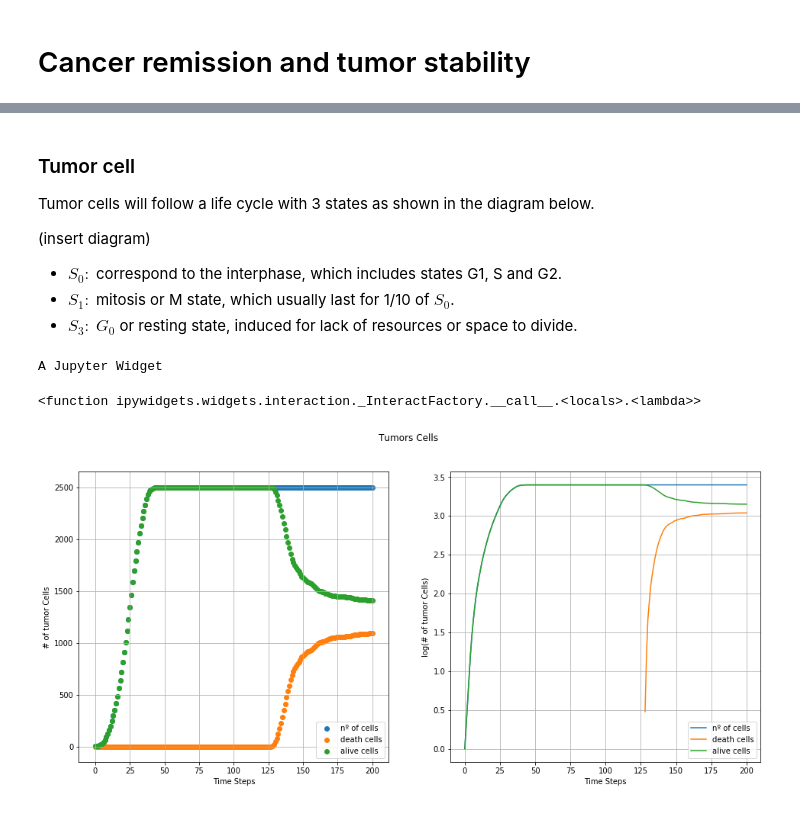
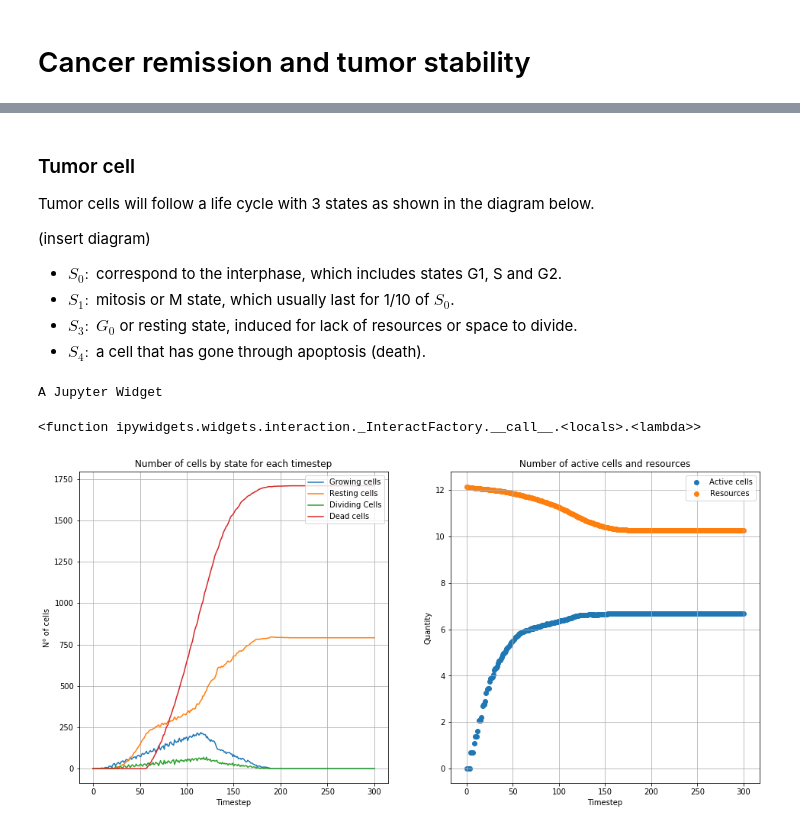
Before and after one commit to pablodg12/proyecto_CC4, a Jupyter notebook: Proyecto_CC4_2.ipynb, the cells around one changed output, grey strips where cells are left out. Cells and saved outputs as stored; diff of their text form; code cells hidden in the pictures.

Commit message:
added data graphs to v2

```diff
--- a/Proyecto_CC4_2.ipynb
+++ b/Proyecto_CC4_2.ipynb
@@ -28,17 +28,18 @@ Tumor cells will follow a life cycle with 3 states as shown in the diagram below
 * $S_0: $ correspond to the interphase, which includes states G1, S and G2.
 * $S_1: $ mitosis or M state, which usually last for 1/10 of $S_0$.
 * $S_3: $ $G_0$ or resting state, induced for lack of resources or space to divide.
+* $S_4: $ a cell that has gone through apoptosis (death).
 # %%
 N = 50
 timesteps = 300
 
 params = {
     "lattice_size": N,
-    "difussion_coef": 0.95,
+    "difussion_coef": 0.9,
     "tumor_init_pos": N**2//2 + N//2,
     "tumorcell_consumption": 2,
-    "tumorcell_mitosis_threshold": 10,
-    "tumorcell_apoptosis_threshold": 10,
+    "tumorcell_mitosis_threshold": 8,
+    "tumorcell_apoptosis_threshold": 20,
     "resources_init_min": 50,
     "resources_init_max": 100
 }
@@ -71,28 +56,4 @@ alive_count = np.array(alive_count)
-# %%
-f = plt.figure(figsize=(16,7))
-f.suptitle('Tumors Cells')
-ax = f.add_subplot(121)
-ax2 = f.add_subplot(122)
-
-tumor_history = np.sum(np.array(hc.history) != None,axis=1)
-
-ax.scatter(np.arange(len(tumor_history)), tumor_history,label='nº of cells')
-ax.scatter(np.arange(len(tumor_history)), death_count,label='death cells')
-ax.scatter(np.arange(len(tumor_history)), alive_count,label='alive cells')
-
-ax.set_ylabel("# of tumor Cells")
-ax.set_xlabel("Time Steps")
-ax.grid(True)
-
-ax2.plot(np.arange(len(tumor_history)), np.log10(tumor_history),label='nº of cells')
-ax2.plot(np.arange(len(death_count)), np.log10(death_count),label='death cells')
-ax2.plot(np.arange(len(tumor_history)), np.log10(alive_count),label='alive cells')
-
-ax2.set_ylabel("log(# of tumor Cells)")
-ax2.set_xlabel("Time Steps")
-ax2.grid(True)
-ax.legend()
-ax2.legend()
-plt.show()
-# %% [output]
-[figure, removed]
+# %%
+hc.plot_data()
+# %% [output]
+[figure, added]
```
Also changed, not shown: parts of 2 cells of this notebook, 1 other file.
